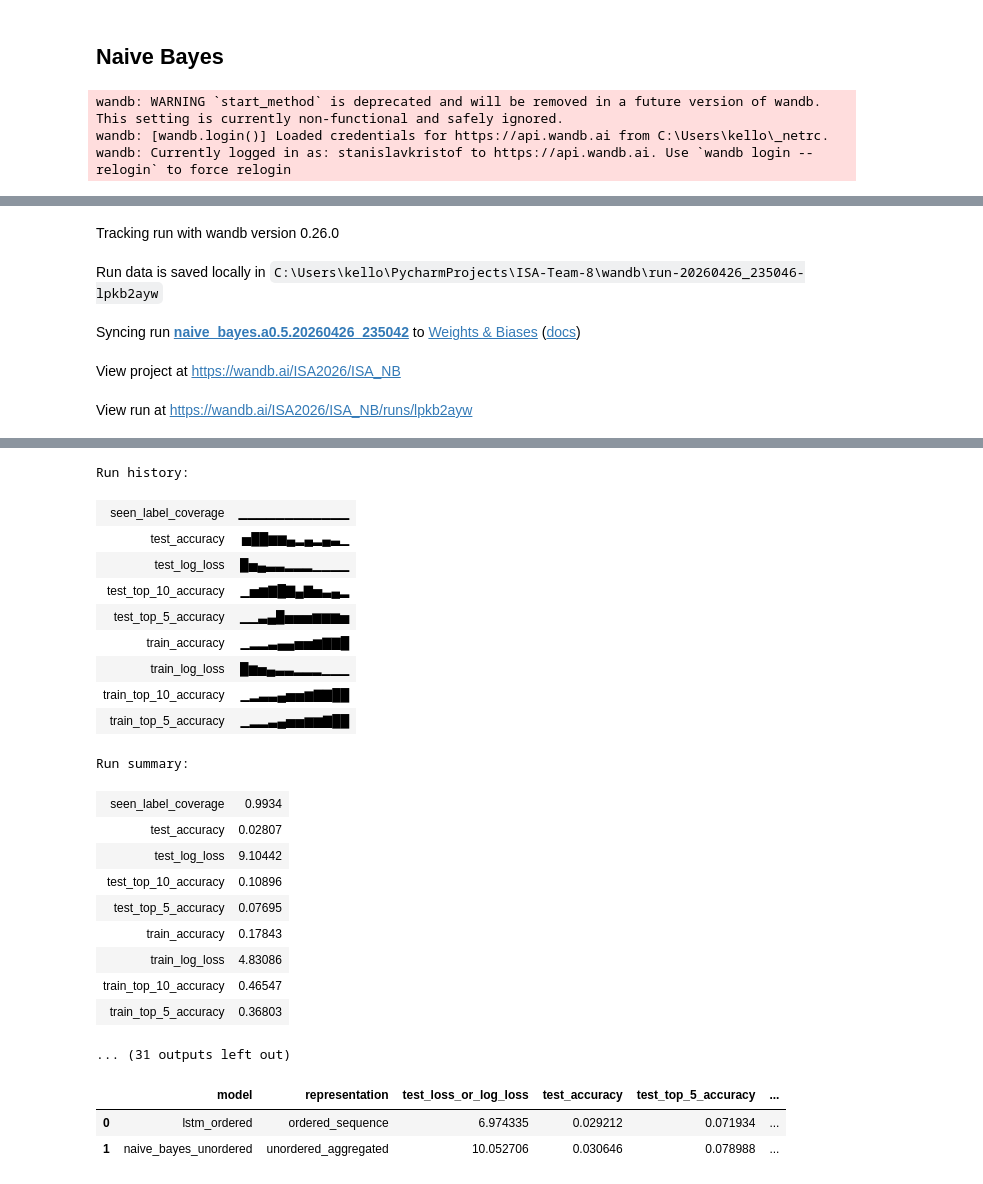
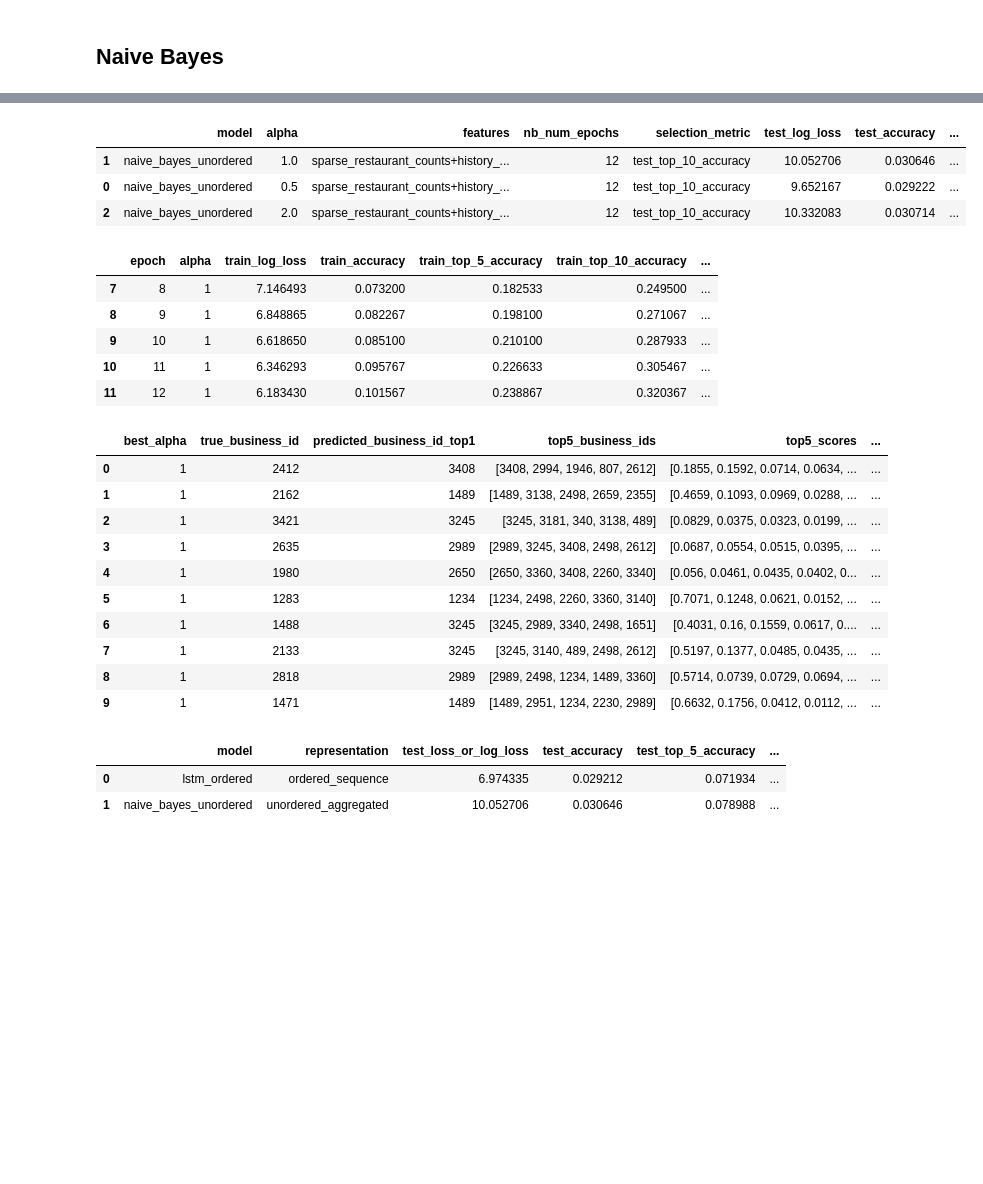
Before and after one commit to xkello/ISA-Team-8, a Jupyter notebook: lstm.ipynb, the cells around one changed output, grey strips where cells are left out. Saved outputs shown, nothing was run; the diff lists cells and outputs as text; code cells hidden in the pictures; blank space fills up the shorter version.

```diff
--- a/lstm.ipynb
+++ b/lstm.ipynb
@@ -589,8 +589,8 @@ from sklearn.naive_bayes import MultinomialNB
 from sklearn.metrics import accuracy_score, top_k_accuracy_score, log_loss
 # Keep attributes optional: disabling them makes NB much faster on large data.
 NB_USE_ATTRIBUTE_MEAN = False
-# Set to True only when you want NB metrics logged to Weights & Biases.
-NB_LOG_TO_WANDB = True
+# Enables NB metrics logging to Weights & Biases when set to True.
+NB_LOG_TO_WANDB = False
 NB_WANDB_PROJECT = "ISA_NB"
 NB_RUN_TIMESTAMP = datetime.datetime.now().strftime('%Y%m%d_%H%M%S')
 NB_SWEEP_GROUP = f"nb_alpha_sweep.{NB_RUN_TIMESTAMP}"
@@ -762,7 +762,7 @@ def run_nb_for_alpha(
         by=NB_MODEL_SELECTION_METRIC, ascending=False, na_position="last"
     ).iloc[0].to_dict()
     return nb_model, history_df, best_row
-# Keep a stable reference to the trained Keras model before NB sweep starts.
+# Keep a stable reference to the trained Keras model before the NB sweep starts.
 lstm_model = model
 # Build train/test features from the same split used by the LSTM section.
 X_train_nb = build_nb_features_sparse(
@@ -845,6 +845,3 @@ display(nb_metrics)
 display(best_history_df.tail(5))
 display(nb_preview)
 # %% [output]
-wandb: WARNING `start_method` is deprecated and will be removed in a future version of wandb. This setting is currently non-functional and safely ignored.
-wandb: [wandb.login()] Loaded credentials for https://api.wandb.ai from C:\Users\kello\_netrc.
-wandb: Currently logged in as: stanislavkristof to https://api.wandb.ai. Use `wandb login --relogin` to force relogin
@@ -852,5 +847,0 @@ wandb: Currently logged in as: stanislavkristof to https://api.wandb.ai. Use `wa
-Tracking run with wandb version 0.26.0
-Run data is saved locally in C:\Users\kello\PycharmProjects\ISA-Team-8\wandb\run-20260426_235046-lpkb2ayw
-Syncing run naive_bayes.a0.5.20260426_235042 to Weights & Biases (docs)
-View project at https://wandb.ai/ISA2026/ISA_NB
-View run at https://wandb.ai/ISA2026/ISA_NB/runs/lpkb2ayw
@@ -858,24 +848,24 @@ View run at https://wandb.ai/ISA2026/ISA_NB/runs/lpkb2ayw
-Run history:
-| seen_label_coverage | ▁▁▁▁▁▁▁▁▁▁▁▁ |
-| test_accuracy | ▅██▆▆▄▂▄▂▄▃▁ |
-| test_log_loss | █▅▄▃▃▂▂▂▁▁▁▁ |
-| test_top_10_accuracy | ▁▅▆▇█▇▄▇▅▃▄▂ |
-| test_top_5_accuracy | ▁▁▃▄█▅▅▅▆▆▆▅ |
-| train_accuracy | ▁▂▂▃▄▄▅▅▆▇▇█ |
-| train_log_loss | █▆▅▄▃▃▂▂▂▁▁▁ |
-| train_top_10_accuracy | ▁▂▃▃▄▅▅▆▇▇██ |
-| train_top_5_accuracy | ▁▂▂▃▄▅▅▆▆▇██ |
+|  | model | alpha | features | nb_num_epochs | selection_metric | test_log_loss | test_accuracy | ... |
+| 1 | naive_bayes_unordered | 1.0 | sparse_restaurant_counts+history_... | 12 | test_top_10_accuracy | 10.052706 | 0.030646 | ... |
+| 0 | naive_bayes_unordered | 0.5 | sparse_restaurant_counts+history_... | 12 | test_top_10_accuracy | 9.652167 | 0.029222 | ... |
+| 2 | naive_bayes_unordered | 2.0 | sparse_restaurant_counts+history_... | 12 | test_top_10_accuracy | 10.332083 | 0.030714 | ... |
-Run summary:
-| seen_label_coverage | 0.9934 |
-| test_accuracy | 0.02807 |
-| test_log_loss | 9.10442 |
-| test_top_10_accuracy | 0.10896 |
-| test_top_5_accuracy | 0.07695 |
-| train_accuracy | 0.17843 |
-| train_log_loss | 4.83086 |
-| train_top_10_accuracy | 0.46547 |
-| train_top_5_accuracy | 0.36803 |
+|  | epoch | alpha | train_log_loss | train_accuracy | train_top_5_accuracy | train_top_10_accuracy | ... |
+| 7 | 8 | 1 | 7.146493 | 0.073200 | 0.182533 | 0.249500 | ... |
+| 8 | 9 | 1 | 6.848865 | 0.082267 | 0.198100 | 0.271067 | ... |
+| 9 | 10 | 1 | 6.618650 | 0.085100 | 0.210100 | 0.287933 | ... |
+| 10 | 11 | 1 | 6.346293 | 0.095767 | 0.226633 | 0.305467 | ... |
+| 11 | 12 | 1 | 6.183430 | 0.101567 | 0.238867 | 0.320367 | ... |
-... (31 outputs left out)
+|  | best_alpha | true_business_id | predicted_business_id_top1 | top5_business_ids | top5_scores | ... |
+| 0 | 1 | 2412 | 3408 | [3408, 2994, 1946, 807, 2612] | [0.1855, 0.1592, 0.0714, 0.0634, ... | ... |
+| 1 | 1 | 2162 | 1489 | [1489, 3138, 2498, 2659, 2355] | [0.4659, 0.1093, 0.0969, 0.0288, ... | ... |
+| 2 | 1 | 3421 | 3245 | [3245, 3181, 340, 3138, 489] | [0.0829, 0.0375, 0.0323, 0.0199, ... | ... |
+| 3 | 1 | 2635 | 2989 | [2989, 3245, 3408, 2498, 2612] | [0.0687, 0.0554, 0.0515, 0.0395, ... | ... |
+| 4 | 1 | 1980 | 2650 | [2650, 3360, 3408, 2260, 3340] | [0.056, 0.0461, 0.0435, 0.0402, 0... | ... |
+| 5 | 1 | 1283 | 1234 | [1234, 2498, 2260, 3360, 3140] | [0.7071, 0.1248, 0.0621, 0.0152, ... | ... |
+| 6 | 1 | 1488 | 3245 | [3245, 2989, 3340, 2498, 1651] | [0.4031, 0.16, 0.1559, 0.0617, 0.... | ... |
+| 7 | 1 | 2133 | 3245 | [3245, 3140, 489, 2498, 2612] | [0.5197, 0.1377, 0.0485, 0.0435, ... | ... |
+| 8 | 1 | 2818 | 2989 | [2989, 2498, 1234, 1489, 3360] | [0.5714, 0.0739, 0.0729, 0.0694, ... | ... |
+| 9 | 1 | 1471 | 1489 | [1489, 2951, 1234, 2230, 2989] | [0.6632, 0.1756, 0.0412, 0.0112, ... | ... |
 # %%
 # Compare ordered (LSTM) vs unordered (Naive Bayes) on the exact same test split.
 # LSTM keeps sequence order via recurrent modeling, NB uses aggregated order-free features.
```
Also changed, not shown: parts of 3 cells of this notebook, 13 other files.
